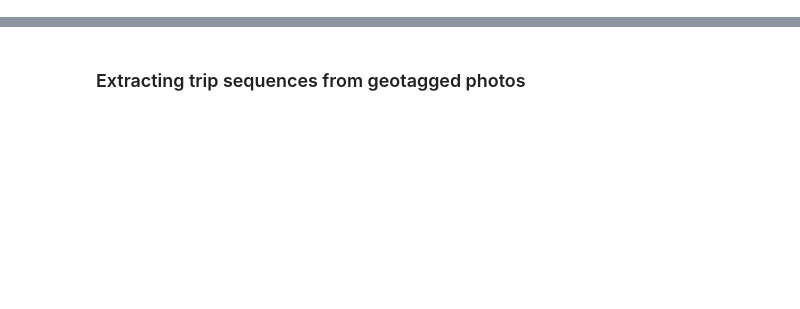
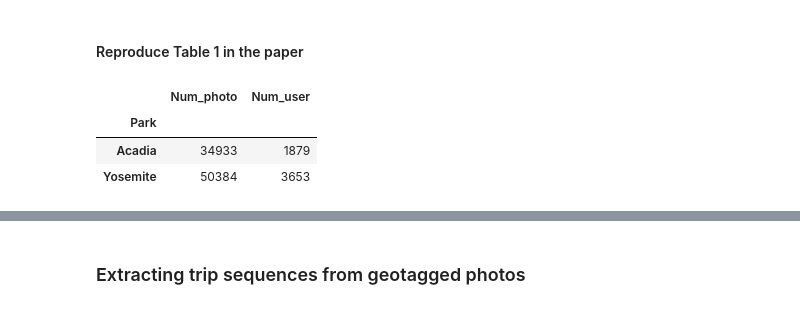
Before and after one commit to meilinshi/Socially-aware-Huff-model, a Jupyter notebook: Code/Trip Construction.ipynb, the cells around one changed output, grey strips where cells are left out. Cells and saved outputs as stored; diff of their text form; code cells hidden in the pictures; blank space fills up the shorter version.

```diff
--- a/Code/Trip Construction.ipynb
+++ b/Code/Trip Construction.ipynb
@@ -4,0 +21,30 @@ Acadia National Park is used as an example. For Yosemite National Park, replace
+# %%
+import pandas as pd
+import numpy as np
+import string
+pd.set_option("mode.chained_assignment", None)
+# %% [markdown]
+#### Reproduce Table 1 in the paper
+# %%
+acadia_ttl = "https://raw.githubusercontent.com/meilinshi/Socially-aware-Huff-model/main/Data/acadia_NP.csv"
+yosemite_ttl = "https://raw.githubusercontent.com/meilinshi/Socially-aware-Huff-model/main/Data/yosemite_NP.csv"
+
+def table_stats(input):
+    df = pd.read_csv(input)
+    total_pts = df.shape[0] # number of photos
+    total_user = df['owner'].nunique() #number of users
+    return [total_pts,total_user]
+
+def generate_tbl1():
+    tbl1_results = [table_stats(acadia_ttl),table_stats(yosemite_ttl)]
+    tbl1 = pd.DataFrame(data=tbl1_results, columns=['Num_photo','Num_user'])
+    tbl1['Park'] = ['Acadia','Yosemite']
+    tbl1 = tbl1.set_index(['Park'])
+    return tbl1
+
+generate_tbl1()
+# %% [output]
+|  | Num_photo | Num_user |
+| Park |  |  |
+| Acadia | 34933 | 1879 |
+| Yosemite | 50384 | 3653 |
```
Also changed, not shown: parts of 14 cells of this notebook, 2 other files.
